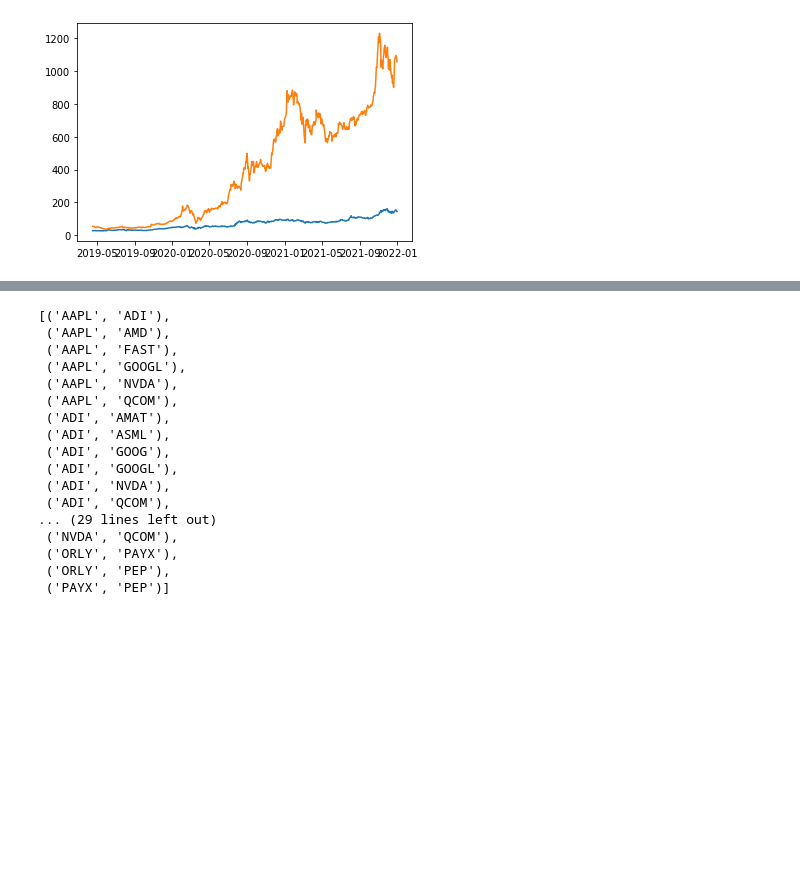
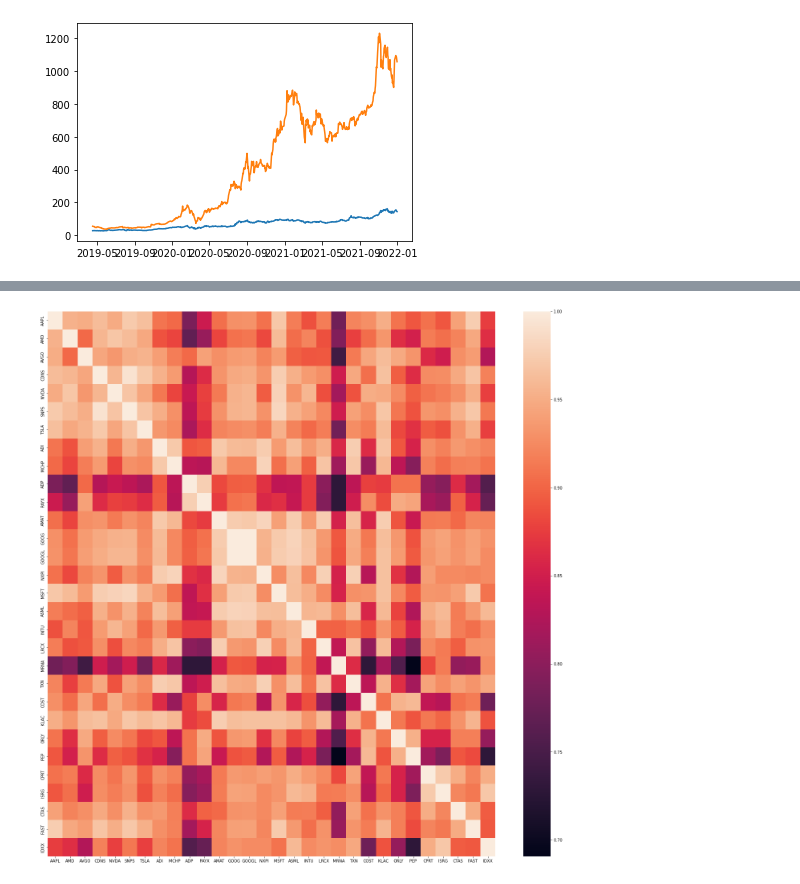
Before and after one commit to FabianEH/ETF-Filter-, a Jupyter notebook: metricas.ipynb, the cells around one changed output, grey strips where cells are left out. Cells and saved outputs as stored; diff of their text form; code cells hidden in the pictures; blank space fills up the shorter version.

```diff
--- a/metricas.ipynb
+++ b/metricas.ipynb
@@ -398,21 +312,5 @@ modelo.cointegration(tol=0.5)
 # %%
-modelo.pairs
+modelo.plot_correlation()
 # %% [output]
-[('AAPL', 'ADI'),
- ('AAPL', 'AMD'),
- ('AAPL', 'FAST'),
- ('AAPL', 'GOOGL'),
- ('AAPL', 'NVDA'),
- ('AAPL', 'QCOM'),
- ('ADI', 'AMAT'),
- ('ADI', 'ASML'),
- ('ADI', 'GOOG'),
- ('ADI', 'GOOGL'),
- ('ADI', 'NVDA'),
- ('ADI', 'QCOM'),
-... (29 lines left out)
- ('NVDA', 'QCOM'),
- ('ORLY', 'PAYX'),
- ('ORLY', 'PEP'),
- ('PAYX', 'PEP')]
+[figure, added]
 # %%
```
Also changed, not shown: parts of 27 cells of this notebook.
